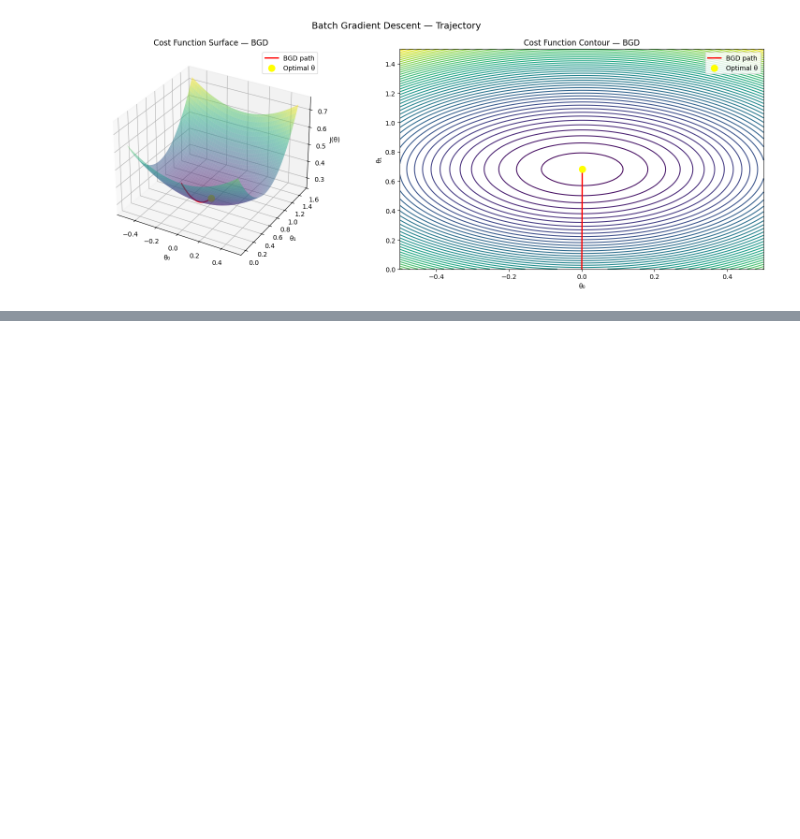
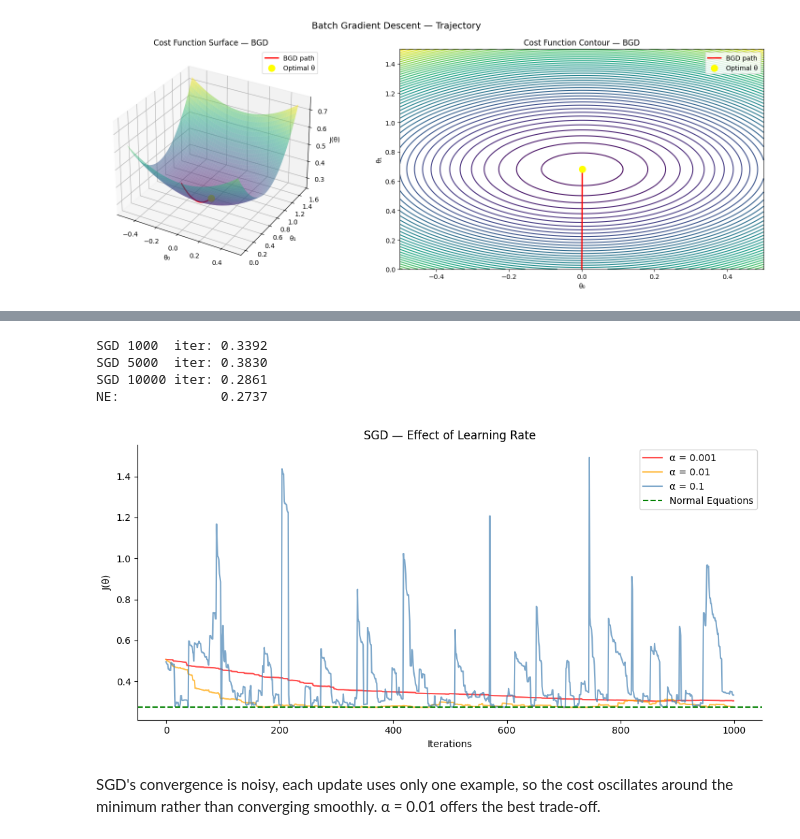
Before and after one commit to FacundoBerthet/CS299-stanford-2018-autumn, a Jupyter notebook: models/01_linear_regression.ipynb, the cells around one changed output, grey strips where cells are left out. Cells and saved outputs as stored; diff of their text form; code cells hidden in the pictures; blank space fills up the shorter version.

```diff
--- a/models/01_linear_regression.ipynb
+++ b/models/01_linear_regression.ipynb
@@ -402,0 +410,23 @@ plt.show()
+# %%
+def stochastic_gradient_descent(X, y, alpha, n_iterations):
+    m = len(y)
+    theta = np.zeros(2)
+    cost_history = []
+    theta_history = [theta.copy()]
+
+    for i in range(n_iterations):
+        # choose a random example
+        idx = np.random.randint(0, m)
+        xi = X[idx]
+        yi = y[idx]
+
+        # error for that example
+        error = xi @ theta - yi
+
+        gradient = error * xi
+        theta = theta - alpha * gradient
+
+        cost_history.append(cost_function(X, y, theta))
+        theta_history.append(theta.copy())
+
+    return theta, cost_history, theta_history
@@ -402,0 +457,45 @@ plt.show()
+# %%
+# Try more iterations
+np.random.seed(42)
+
+_, cost_sgd_1000,  _ = stochastic_gradient_descent(X_train, y_train, 0.1, 1000)
+_, cost_sgd_5000,  _ = stochastic_gradient_descent(X_train, y_train, 0.1, 5000)
+_, cost_sgd_10000, _ = stochastic_gradient_descent(X_train, y_train, 0.1, 10000)
+
+print(f"SGD 1000  iter: {cost_sgd_1000[-1]:.4f}")
+print(f"SGD 5000  iter: {cost_sgd_5000[-1]:.4f}")
+print(f"SGD 10000 iter: {cost_sgd_10000[-1]:.4f}")
+print(f"NE:             {cost_function(X_train, y_train, theta_ne):.4f}")
+# %% [output]
+SGD 1000  iter: 0.3392
+SGD 5000  iter: 0.3830
+SGD 10000 iter: 0.2861
+NE:             0.2737
+# %%
+# SGD — effect of learning rate
+np.random.seed(42)
+
+_, cost_sgd_001,  _ = stochastic_gradient_descent(X_train, y_train, 0.001, 1000)
+_, cost_sgd_01,   _ = stochastic_gradient_descent(X_train, y_train, 0.01,  1000)
+_, cost_sgd_1,    _ = stochastic_gradient_descent(X_train, y_train, 0.1,   1000)
+
+fig, ax = plt.subplots(figsize=(10, 5))
+ax.plot(cost_sgd_001, color="red",       label="α = 0.001", alpha=0.7)
+ax.plot(cost_sgd_01,  color="orange",    label="α = 0.01",  alpha=0.7)
+ax.plot(cost_sgd_1,   color="steelblue", label="α = 0.1",   alpha=0.7)
+ax.axhline(y=cost_function(X_train, y_train, theta_ne),
+           color="green", linestyle="--", label="Normal Equations")
+ax.set_title("SGD — Effect of Learning Rate")
+ax.set_xlabel("Iterations")
+ax.set_ylabel("J(θ)")
+ax.legend()
+ax.spines["top"].set_visible(False)
+ax.spines["right"].set_visible(False)
+plt.tight_layout()
+plt.show()
+# %% [output]
+[figure, added]
+# %% [markdown]
+SGD's convergence is noisy, each update uses only one
+example, so the cost oscillates around the minimum rather than
+converging smoothly. α = 0.01 offers the best trade-off.
```
Also changed, not shown: parts of 7 cells of this notebook.
